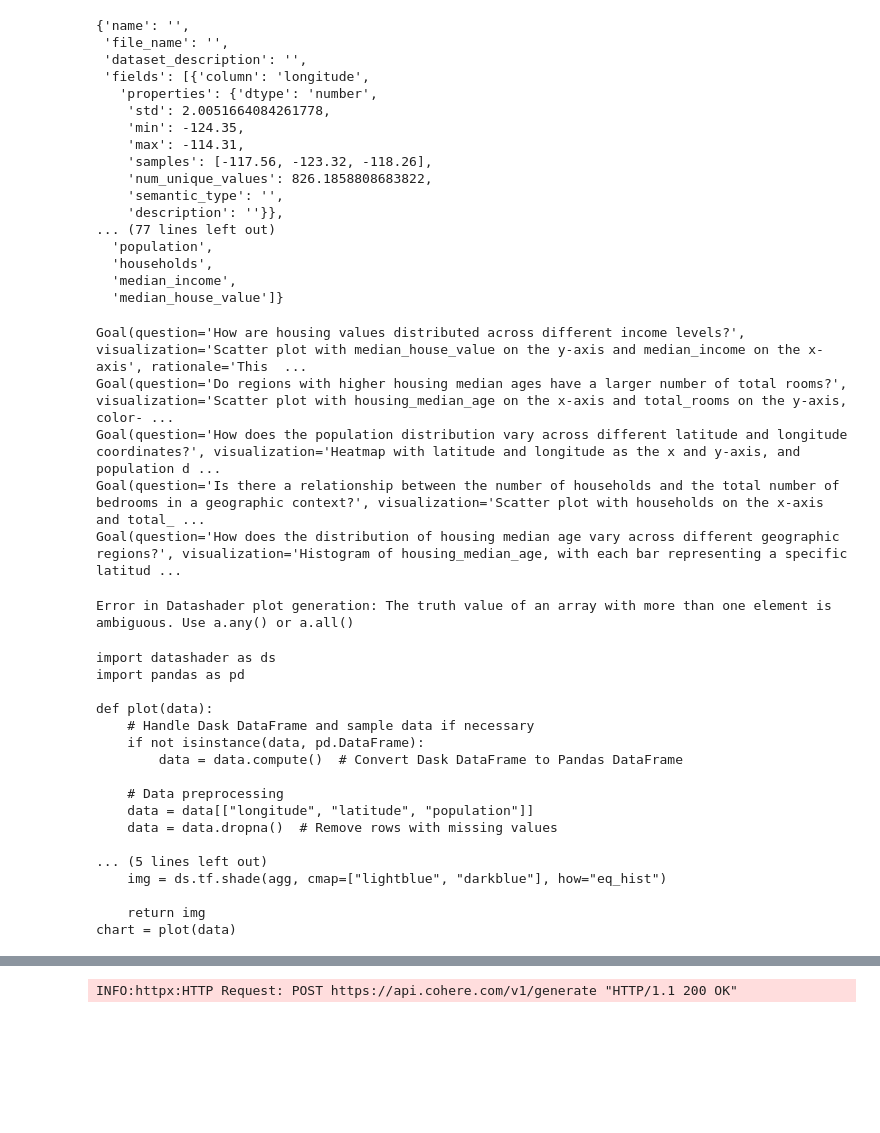
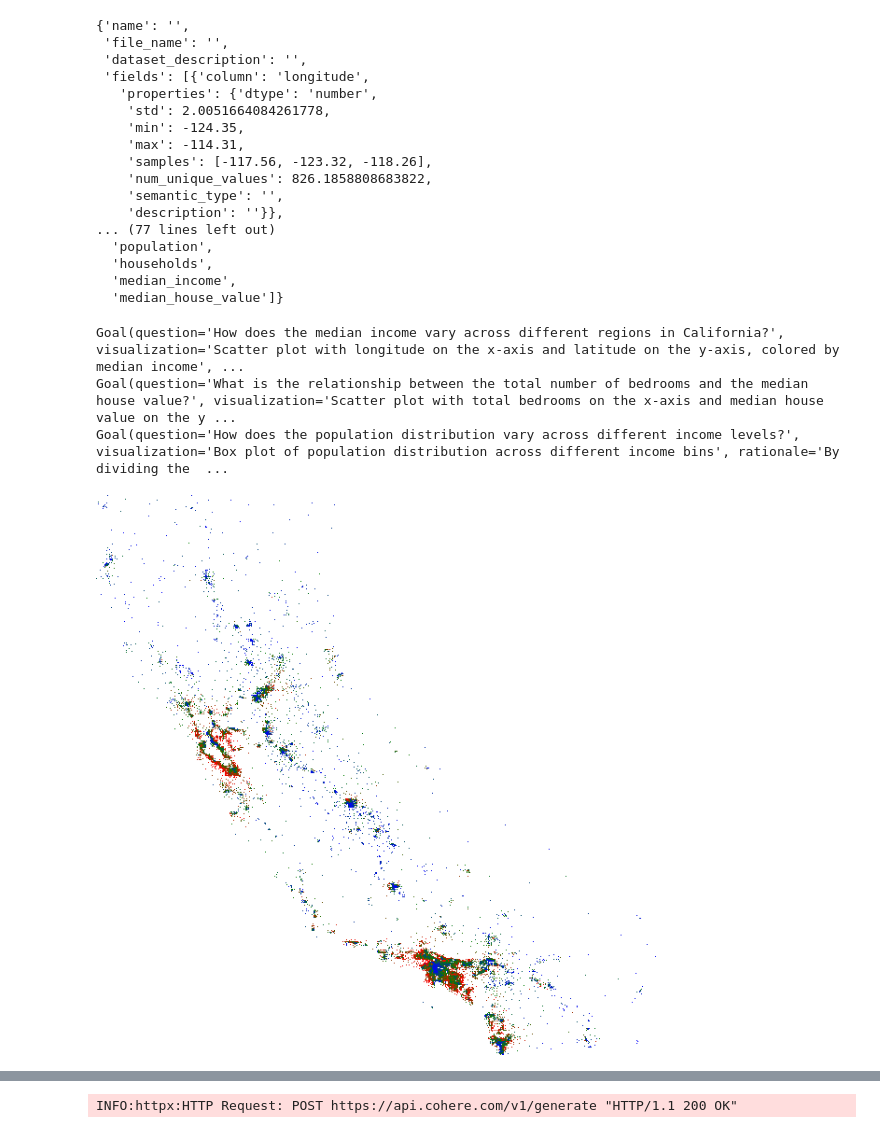
Before and after one commit to Raijin-ZD/lida, a Jupyter notebook: LidaTestingAfterDask_Datashader (1).ipynb, the cells around one changed output, grey strips where cells are left out. Cells and saved outputs as stored; diff of their text form; code cells hidden in the pictures; blank space fills up the shorter version.

Commit message:
datashader dask runsssssssss !!!!!

```diff
--- a/LidaTestingAfterDask_Datashader (1).ipynb
+++ b/LidaTestingAfterDask_Datashader (1).ipynb
@@ -392,7 +381,7 @@ summary
 # %%
 goals = manager.goals(
     summary=summary,
-    n=5,
+    n=3,
     textgen_config=textgen_config
 )
 
@@ -400,40 +389,21 @@ goals = manager.goals(
 for goal in goals:
     print(goal)
 # %% [output]
-Goal(question='How are housing values distributed across different income levels?', visualization='Scatter plot with median_house_value on the y-axis and median_income on the x-axis', rationale='This  ...
-Goal(question='Do regions with higher housing median ages have a larger number of total rooms?', visualization='Scatter plot with housing_median_age on the x-axis and total_rooms on the y-axis, color- ...
-Goal(question='How does the population distribution vary across different latitude and longitude coordinates?', visualization='Heatmap with latitude and longitude as the x and y-axis, and population d ...
-Goal(question='Is there a relationship between the number of households and the total number of bedrooms in a geographic context?', visualization='Scatter plot with households on the x-axis and total_ ...
-Goal(question='How does the distribution of housing median age vary across different geographic regions?', visualization='Histogram of housing_median_age, with each bar representing a specific latitud ...
+Goal(question='How does the median income vary across different regions in California?', visualization='Scatter plot with longitude on the x-axis and latitude on the y-axis, colored by median income', ...
+Goal(question='What is the relationship between the total number of bedrooms and the median house value?', visualization='Scatter plot with total bedrooms on the x-axis and median house value on the y ...
+Goal(question='How does the population distribution vary across different income levels?', visualization='Box plot of population distribution across different income bins', rationale='By dividing the  ...
 # %%
 # Choose a goal to visualize
-goal_to_visualize = goals[2]  # Or any other goal from the list
+goal_to_visualize = goals[0]  # Or any other goal from the list
 
 # Visualize using the 'datashader' library
 charts = manager.visualize(
     summary=summary,
     goal=goal_to_visualize,
     textgen_config=textgen_config,
     library='datashader',
     return_error=True  # Include this to capture errors
 )
 charts[0]
 # %% [output]
-Error in Datashader plot generation: The truth value of an array with more than one element is ambiguous. Use a.any() or a.all()
-import datashader as ds
-import pandas as pd
-
-def plot(data):
-    # Handle Dask DataFrame and sample data if necessary
-    if not isinstance(data, pd.DataFrame):
-        data = data.compute()  # Convert Dask DataFrame to Pandas DataFrame
-
-    # Data preprocessing
-    data = data[["longitude", "latitude", "population"]]
-    data = data.dropna()  # Remove rows with missing values
-
-... (5 lines left out)
-    img = ds.tf.shade(agg, cmap=["lightblue", "darkblue"], how="eq_hist")
-
-    return img
-chart = plot(data)
+[figure, added]
```
Also changed, not shown: parts of 20 cells of this notebook, 7 other files.
